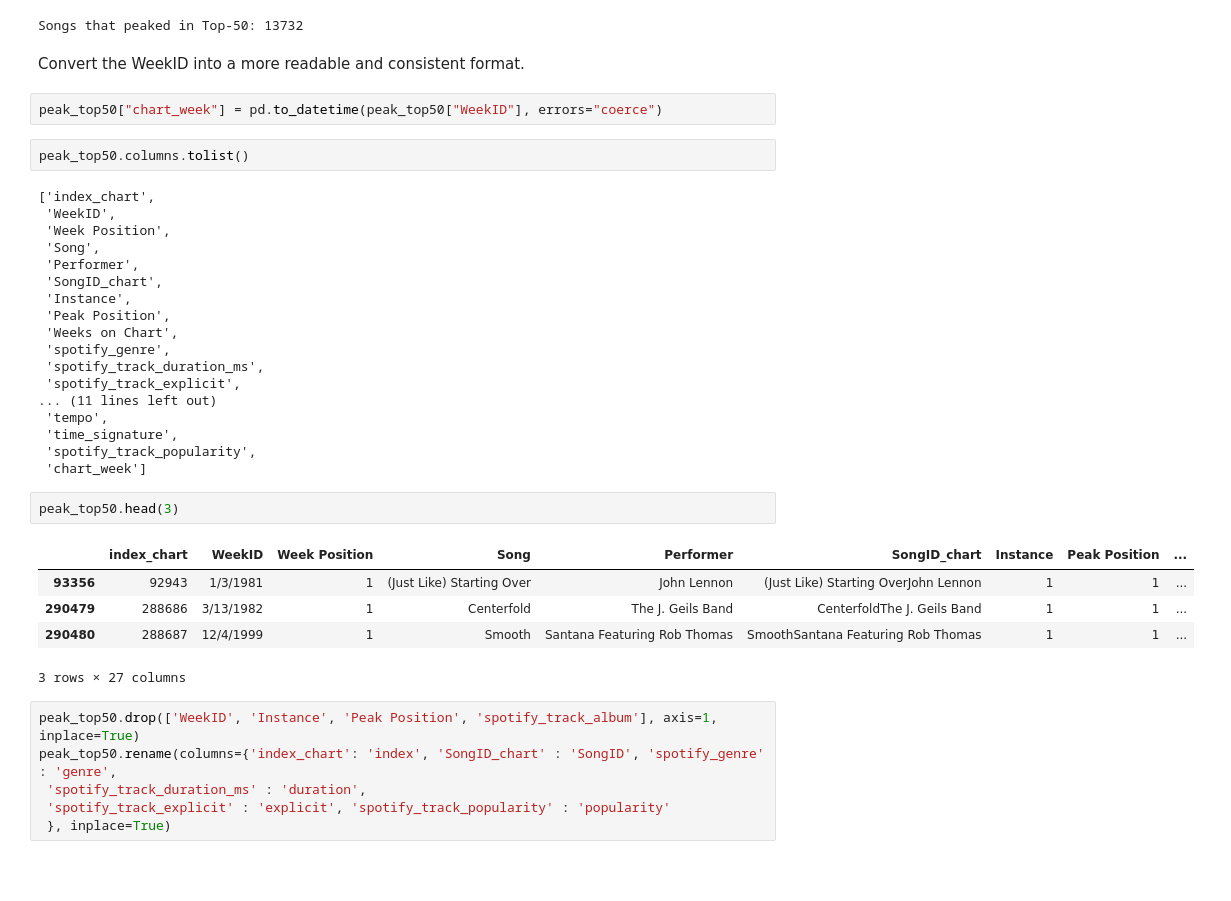
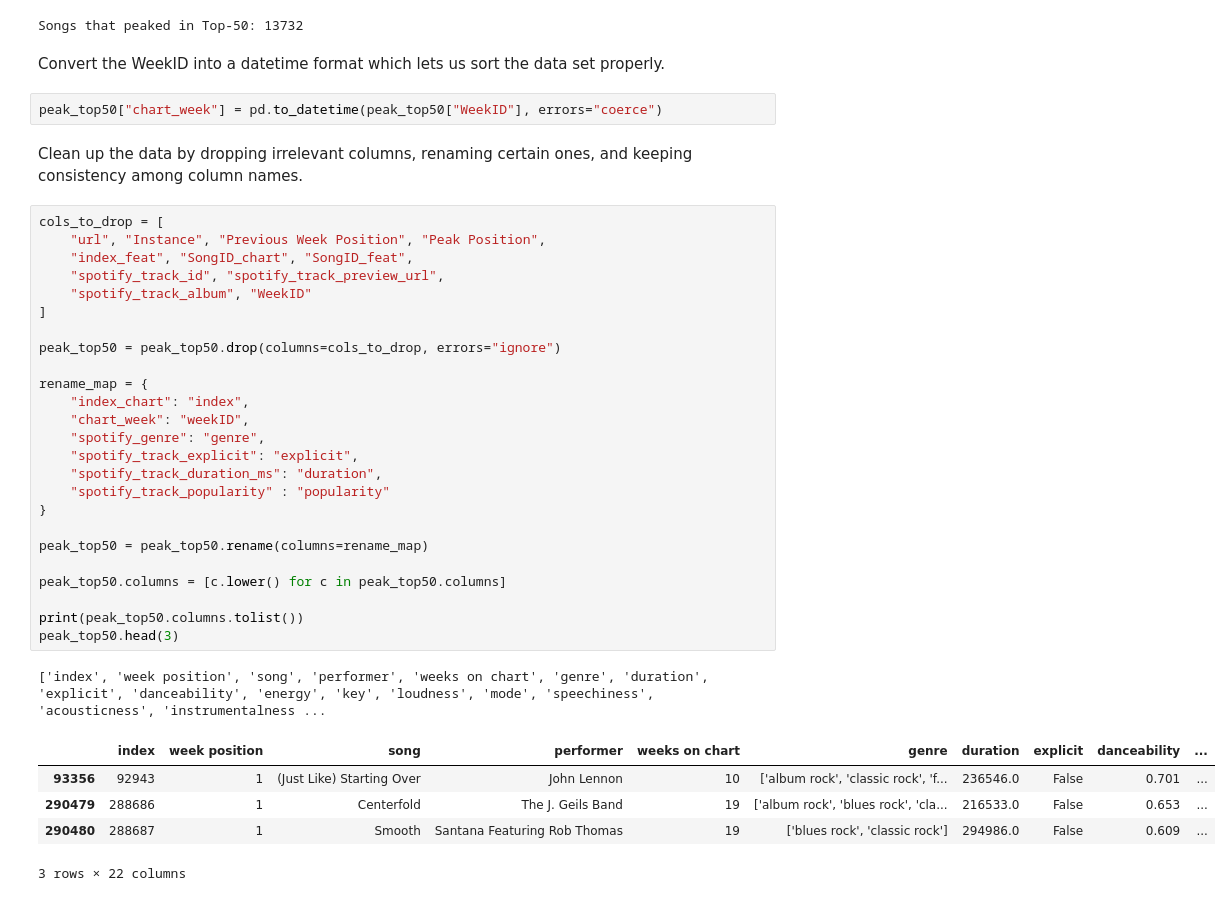
Before and after one commit to andyy-liu/billboard-audio-trends, a Jupyter notebook: notebooks/01_load_and_merge.ipynb, the cells around one changed output. Saved outputs shown, nothing was run; the diff lists cells and outputs as text; blank space fills up the shorter version.

```diff
--- a/notebooks/01_load_and_merge.ipynb
+++ b/notebooks/01_load_and_merge.ipynb
@@ -131,40 +76,40 @@ print("Songs that peaked in Top-50:", len(peak_top50))
 # %% [output]
 Songs that peaked in Top-50: 13732
 # %% [markdown]
-Convert the WeekID into a more readable and consistent format.
+Convert the WeekID into a datetime format which lets us sort the data set properly.
 # %%
 peak_top50["chart_week"] = pd.to_datetime(peak_top50["WeekID"], errors="coerce")
-# %%
-peak_top50.columns.tolist()
-# %% [output]
-['index_chart',
- 'WeekID',
- 'Week Position',
- 'Song',
- 'Performer',
- 'SongID_chart',
- 'Instance',
- 'Peak Position',
- 'Weeks on Chart',
- 'spotify_genre',
- 'spotify_track_duration_ms',
- 'spotify_track_explicit',
-... (11 lines left out)
- 'tempo',
- 'time_signature',
- 'spotify_track_popularity',
- 'chart_week']
-# %%
-peak_top50.head(3)
-# %% [output]
-|  | index_chart | WeekID | Week Position | Song | Performer | SongID_chart | Instance | Peak Position | ... |
-| 93356 | 92943 | 1/3/1981 | 1 | (Just Like) Starting Over | John Lennon | (Just Like) Starting OverJohn Lennon | 1 | 1 | ... |
-| 290479 | 288686 | 3/13/1982 | 1 | Centerfold | The J. Geils Band | CenterfoldThe J. Geils Band | 1 | 1 | ... |
-| 290480 | 288687 | 12/4/1999 | 1 | Smooth | Santana Featuring Rob Thomas | SmoothSantana Featuring Rob Thomas | 1 | 1 | ... |
-3 rows × 27 columns
+# %% [markdown]
+Clean up the data by dropping irrelevant columns, renaming certain ones, and keeping consistency among column names.
 # %%
-peak_top50.drop(['WeekID', 'Instance', 'Peak Position', 'spotify_track_album'], axis=1, inplace=True)
-peak_top50.rename(columns={'index_chart': 'index', 'SongID_chart' : 'SongID', 'spotify_genre' : 'genre',
- 'spotify_track_duration_ms' : 'duration',
- 'spotify_track_explicit' : 'explicit', 'spotify_track_popularity' : 'popularity'
- }, inplace=True)
+cols_to_drop = [
+    "url", "Instance", "Previous Week Position", "Peak Position",
+    "index_feat", "SongID_chart", "SongID_feat",
+    "spotify_track_id", "spotify_track_preview_url",
+    "spotify_track_album", "WeekID"
+]
+
+peak_top50 = peak_top50.drop(columns=cols_to_drop, errors="ignore")
+
+rename_map = {
+    "index_chart": "index",
+    "chart_week": "weekID",
+    "spotify_genre": "genre",
+    "spotify_track_explicit": "explicit",
+    "spotify_track_duration_ms": "duration",
+    "spotify_track_popularity" : "popularity"
+}
+
+peak_top50 = peak_top50.rename(columns=rename_map)
+
+peak_top50.columns = [c.lower() for c in peak_top50.columns]
+
+print(peak_top50.columns.tolist())
+peak_top50.head(3)
+# %% [output]
+['index', 'week position', 'song', 'performer', 'weeks on chart', 'genre', 'duration', 'explicit', 'danceability', 'energy', 'key', 'loudness', 'mode', 'speechiness', 'acousticness', 'instrumentalness ...
+|  | index | week position | song | performer | weeks on chart | genre | duration | explicit | danceability | ... |
+| 93356 | 92943 | 1 | (Just Like) Starting Over | John Lennon | 10 | ['album rock', 'classic rock', 'f... | 236546.0 | False | 0.701 | ... |
+| 290479 | 288686 | 1 | Centerfold | The J. Geils Band | 19 | ['album rock', 'blues rock', 'cla... | 216533.0 | False | 0.653 | ... |
+| 290480 | 288687 | 1 | Smooth | Santana Featuring Rob Thomas | 19 | ['blues rock', 'classic rock'] | 294986.0 | False | 0.609 | ... |
+3 rows × 22 columns
```
Also changed, not shown: parts of 13 cells of this notebook.
